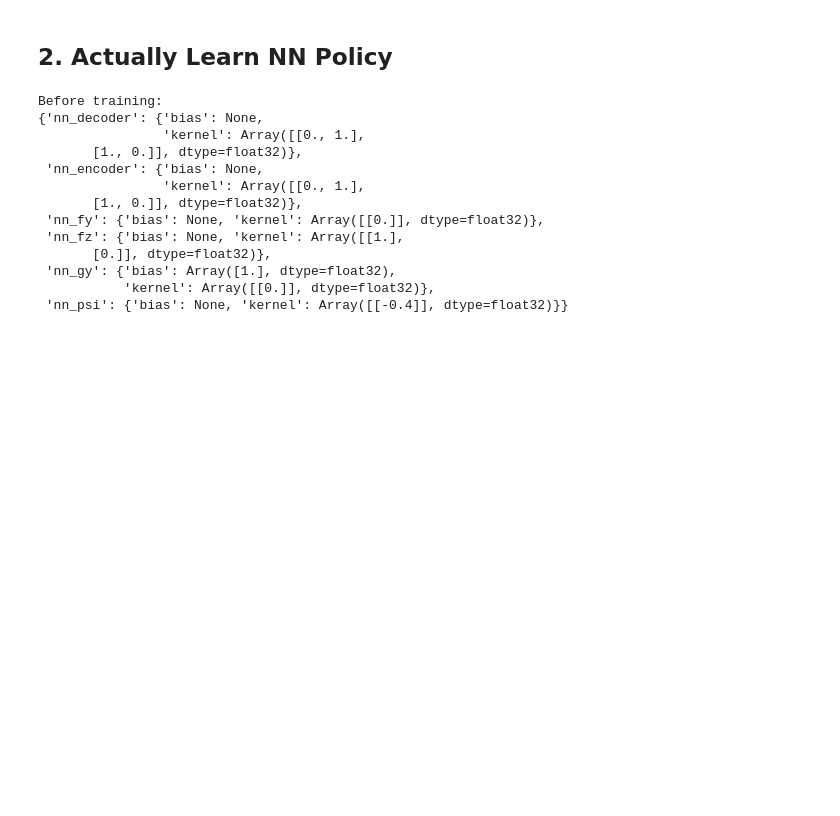
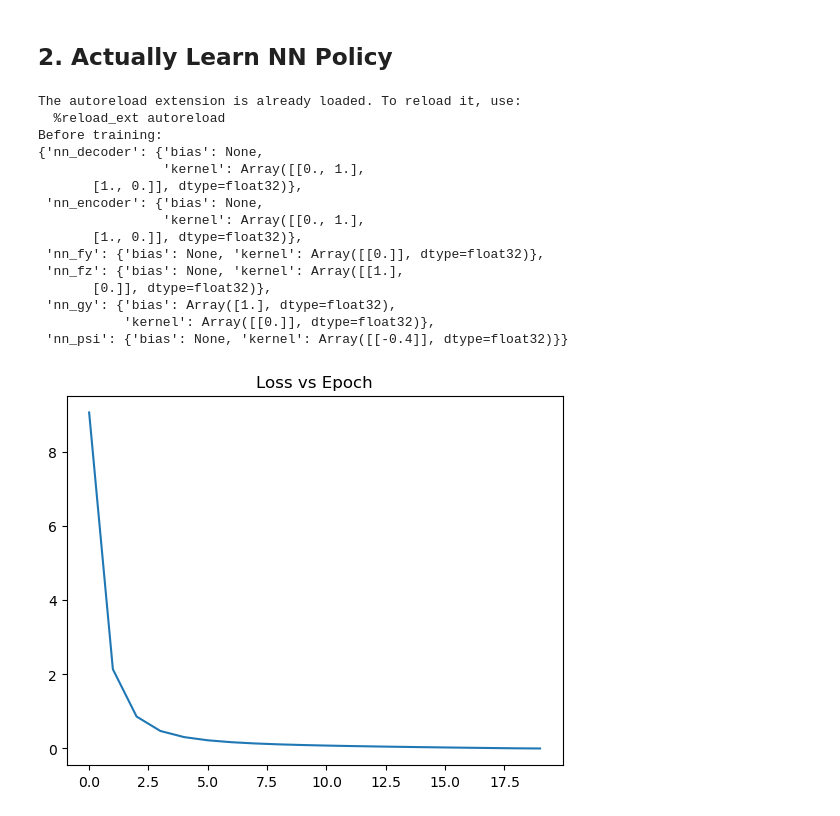
Before and after one commit to kylewang1999/zd_policy, a Jupyter notebook: scripts/main.ipynb, the cells around one changed output. Drawn from its saved outputs; the diff is of its cells as text; code cells hidden in the pictures; blank space fills up the shorter version.

```diff
--- a/scripts/main.ipynb
+++ b/scripts/main.ipynb
@@ -112,45 +112,57 @@ from pprint import pprint
 
 
 cfg_rollout = CfgRollout()
+cfg_rom = CfgDIROM()
 cfg_train = CfgTrain()
 cfg_data = CfgData()
-cfg_rom = CfgDIROM()
+cfg_loss_ae = CfgLoss(autoencoder=1.0)
+cfg_loss_dyn = CfgLoss(y_proj=1.0, z_proj=1.0)
+cfg_loss_zd = CfgLoss(stable_m=1.0, invari_m=0.0, nondegenerate_enc=0.0)
+
 ts = jnp.arange(cfg_rollout.t0, cfg_rollout.t1 + cfg_rollout.dt, cfg_rollout.dt)
 rng = jax.random.PRNGKey(42)
+rom = NNDoubleIntegratorROM(cfg_rom=cfg_rom)
 
-rom = NNDoubleIntegratorROM(cfg_rom=cfg_rom)
 rom.set_nn_params({
     "nn_encoder": {"kernel": jnp.array([[0., 1.], [1., 0.]])},
     "nn_decoder": {"kernel": jnp.array([[0., 1.], [1., 0.]])},
     "nn_fy":      {"kernel": jnp.array([[0.]])},
     "nn_gy":      {"kernel": jnp.array([[0.]]), "bias": jnp.array([1.])},
     "nn_fz":      {"kernel": jnp.array([[1.], [0.]])},                # ż = y
     "nn_psi":      {"kernel": jnp.array([[-0.4]])}, # on purpose give it a incorrect value.
 })
 
 print("Before training:")
 pprint(rom.get_nn_params())
 
 integrator = Integrator(
     solver=partial(dfx.diffeqsolve, solver=dfx.Tsit5()),
     ts=ts
 )
 
-train(rom, integrator, cfg_train, cfg_data, rng)
+# freeze_parameters(rom, ["nn_encoder", "nn_decoder"])
+freeze_parameters(rom, ["nn_encoder", "nn_decoder", "nn_fz", "nn_gy", "nn_fy"])
+
+# train(rom, integrator, cfg_train, cfg_data, cfg_loss_ae, rng)
+# train(rom, integrator, cfg_train, cfg_data, cfg_loss_dyn, rng)
+train(rom, integrator, cfg_train, cfg_data, cfg_loss_zd, rng)
 # %% [output]
+The autoreload extension is already loaded. To reload it, use:
+  %reload_ext autoreload
 Before training:
 {'nn_decoder': {'bias': None,
                 'kernel': Array([[0., 1.],
        [1., 0.]], dtype=float32)},
  'nn_encoder': {'bias': None,
                 'kernel': Array([[0., 1.],
        [1., 0.]], dtype=float32)},
  'nn_fy': {'bias': None, 'kernel': Array([[0.]], dtype=float32)},
  'nn_fz': {'bias': None, 'kernel': Array([[1.],
        [0.]], dtype=float32)},
  'nn_gy': {'bias': Array([1.], dtype=float32),
            'kernel': Array([[0.]], dtype=float32)},
  'nn_psi': {'bias': None, 'kernel': Array([[-0.4]], dtype=float32)}}
+[figure, added]
 # %%
 print("After training:")
 pprint(rom.get_nn_params())
```
Also changed, not shown: parts of 2 cells of this notebook, 2 other files.
